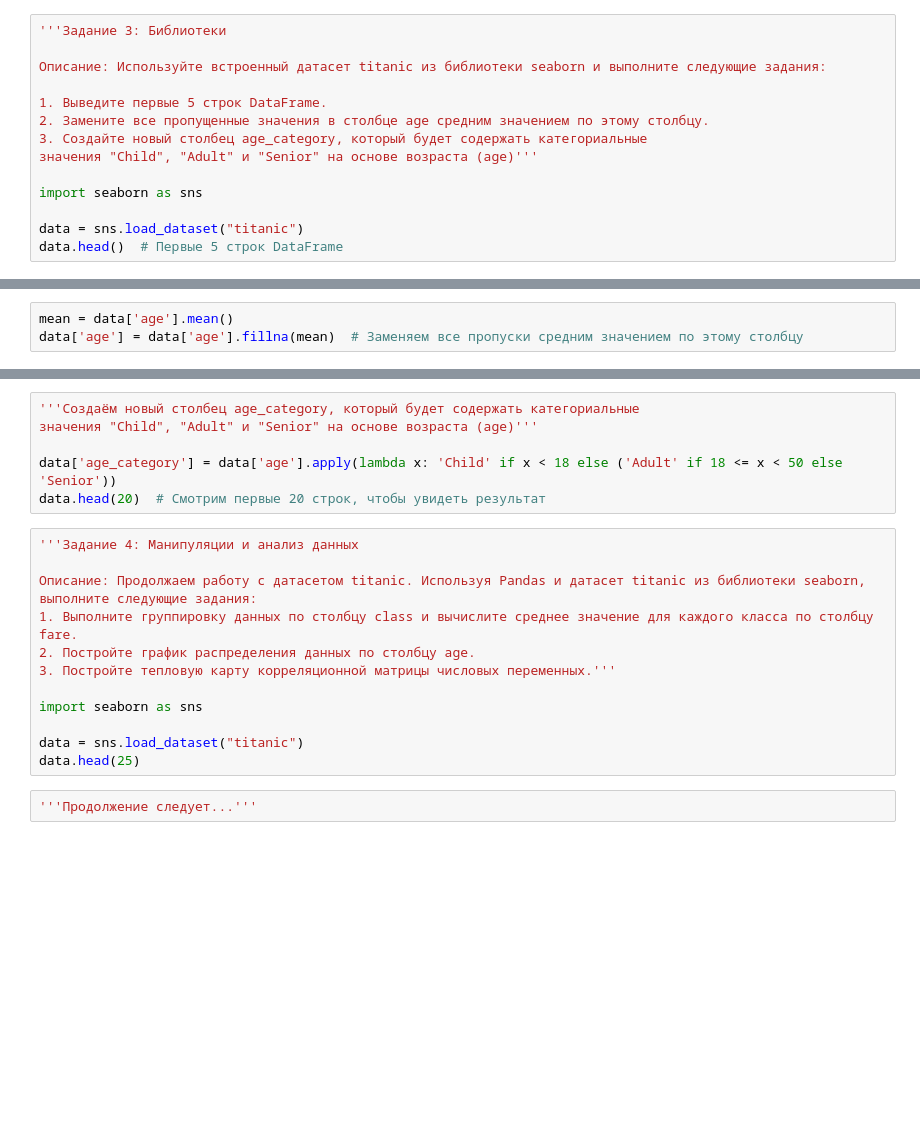
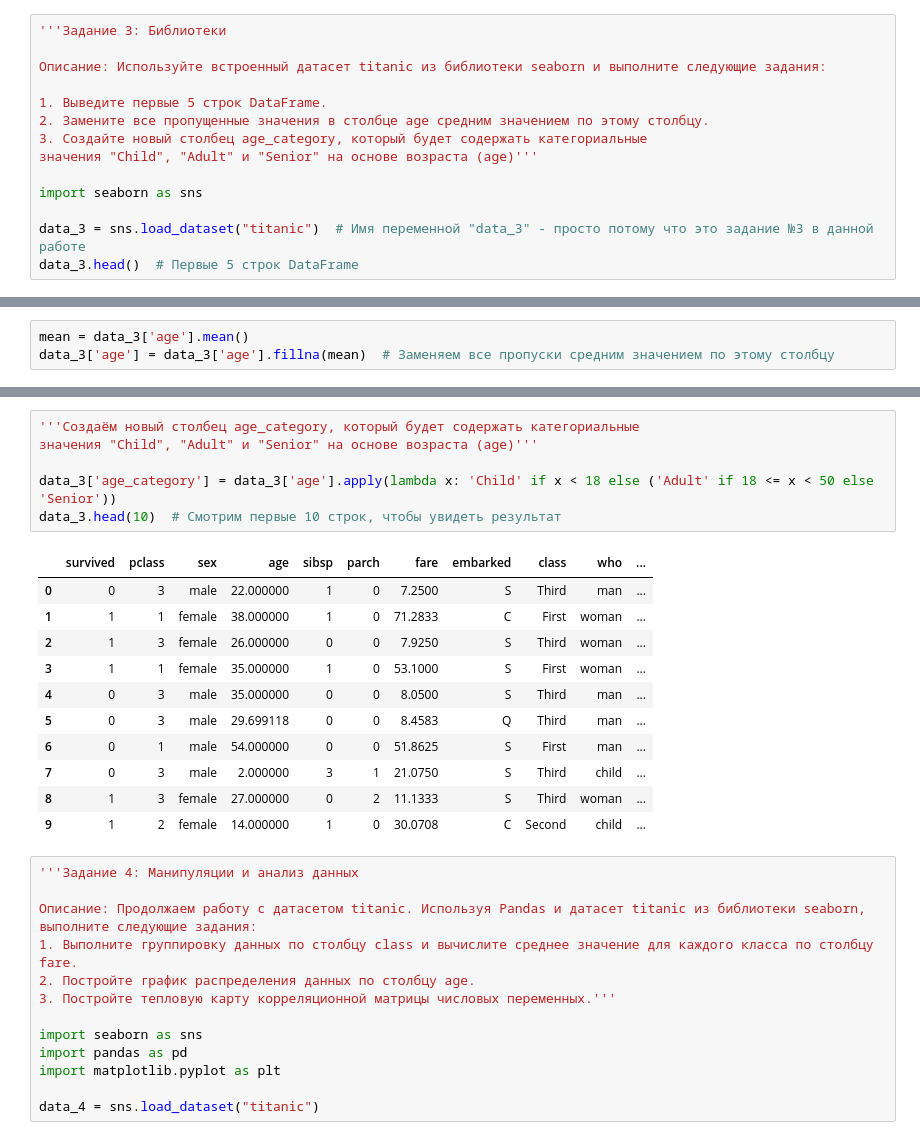
Before and after one commit to akazachkov/ML_lesson_material, a Jupyter notebook: Аттестация_1.ipynb, the cells around one changed output, grey strips where cells are left out. Saved outputs shown, nothing was run; the diff lists cells and outputs as text; blank space fills up the shorter version.

```diff
--- a/Аттестация_1.ipynb
+++ b/Аттестация_1.ipynb
@@ -40,5 +44,5 @@ print(counter_symbol(string))
 
 import seaborn as sns
 
-data = sns.load_dataset("titanic")
-data.head()  # Первые 5 строк DataFrame
+data_3 = sns.load_dataset("titanic")  # Имя переменной "data_3" - просто потому что это задание №3 в данной работе
+data_3.head()  # Первые 5 строк DataFrame
@@ -47,4 +75,4 @@ data.isna().sum()  # Смотрим, сколько данных пропуще
 # %%
-mean = data['age'].mean()
-data['age'] = data['age'].fillna(mean)  # Заменяем все пропуски средним значением по этому столбцу
+mean = data_3['age'].mean()
+data_3['age'] = data_3['age'].fillna(mean)  # Заменяем все пропуски средним значением по этому столбцу
 # %%
@@ -52,9 +97,21 @@ data.isna().sum()  # Проверяем, что все недостающие д
 # %%
 '''Создаём новый столбец age_category, который будет содержать категориальные
 значения "Child", "Adult" и "Senior" на основе возраста (age)'''
 
-data['age_category'] = data['age'].apply(lambda x: 'Child' if x < 18 else ('Adult' if 18 <= x < 50 else 'Senior'))
-data.head(20)  # Смотрим первые 20 строк, чтобы увидеть результат
+data_3['age_category'] = data_3['age'].apply(lambda x: 'Child' if x < 18 else ('Adult' if 18 <= x < 50 else 'Senior'))
+data_3.head(10)  # Смотрим первые 10 строк, чтобы увидеть результат
+# %% [output]
+|  | survived | pclass | sex | age | sibsp | parch | fare | embarked | class | who | ... |
+| 0 | 0 | 3 | male | 22.000000 | 1 | 0 | 7.2500 | S | Third | man | ... |
+| 1 | 1 | 1 | female | 38.000000 | 1 | 0 | 71.2833 | C | First | woman | ... |
+| 2 | 1 | 3 | female | 26.000000 | 0 | 0 | 7.9250 | S | Third | woman | ... |
+| 3 | 1 | 1 | female | 35.000000 | 1 | 0 | 53.1000 | S | First | woman | ... |
+| 4 | 0 | 3 | male | 35.000000 | 0 | 0 | 8.0500 | S | Third | man | ... |
+| 5 | 0 | 3 | male | 29.699118 | 0 | 0 | 8.4583 | Q | Third | man | ... |
+| 6 | 0 | 1 | male | 54.000000 | 0 | 0 | 51.8625 | S | First | man | ... |
+| 7 | 0 | 3 | male | 2.000000 | 3 | 1 | 21.0750 | S | Third | child | ... |
+| 8 | 1 | 3 | female | 27.000000 | 0 | 2 | 11.1333 | S | Third | woman | ... |
+| 9 | 1 | 2 | female | 14.000000 | 1 | 0 | 30.0708 | C | Second | child | ... |
 # %%
 '''Задание 4: Манипуляции и анализ данных
 
@@ -65,8 +122,7 @@ data.head(20)  # Смотрим первые 20 строк, чтобы увид
 3. Постройте тепловую карту корреляционной матрицы числовых переменных.'''
 
 import seaborn as sns
+import pandas as pd
+import matplotlib.pyplot as plt
 
-data = sns.load_dataset("titanic")
-data.head(25)
+data_4 = sns.load_dataset("titanic")
-# %%
-'''Продолжение следует...'''
```
Also changed, not shown: parts of 17 cells of this notebook.
